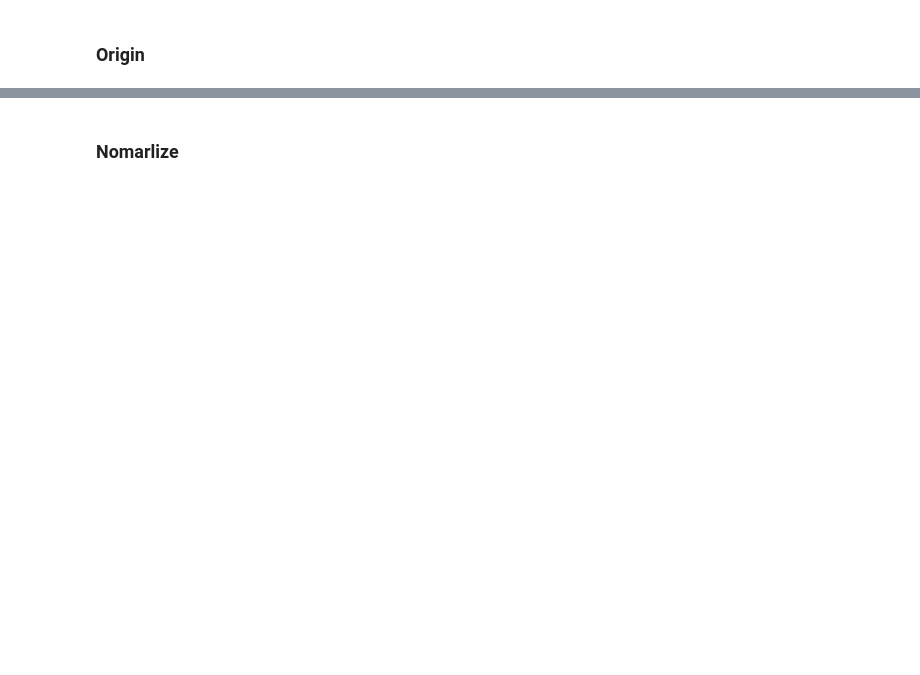
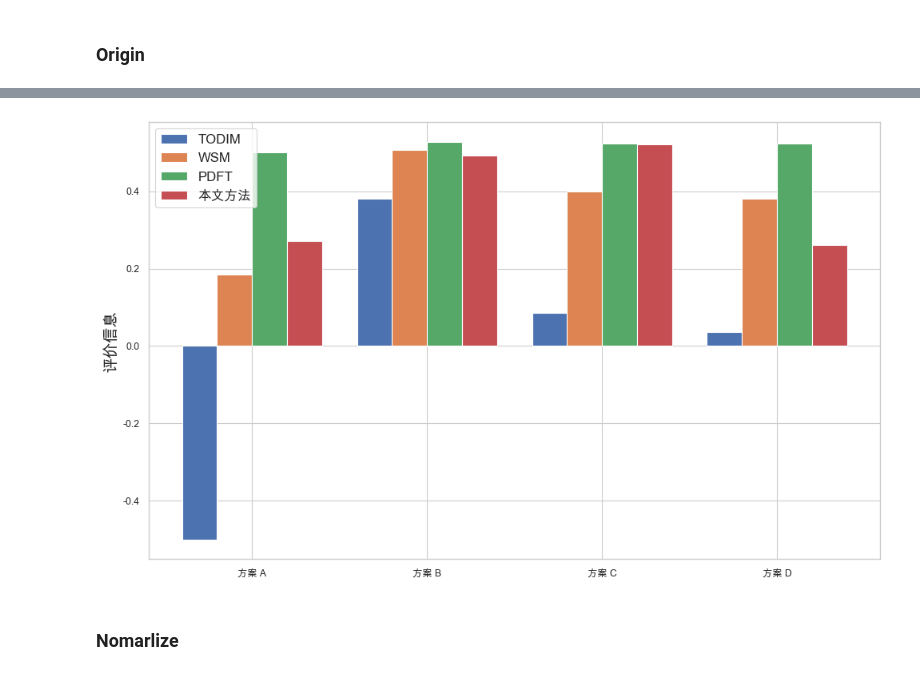
Before and after one commit to JohnHa0/Context_MADM, a Jupyter notebook: initias.ipynb, the cells around one changed output, grey strips where cells are left out. Cells and saved outputs as stored; diff of their text form; code cells hidden in the pictures; blank space fills up the shorter version.

```diff
--- a/initias.ipynb
+++ b/initias.ipynb
@@ -1823,3 +1798,58 @@ plt.show()
+# %%
+import matplotlib.pyplot as plt
+import numpy as np
+import seaborn as sns
+
+# 设置绘图风格
+sns.set(style="whitegrid")
+
+# 定义各决策方法得分
+
+# TODIM: [-0.5,         0.38023236,  0.08465744 , 0.0351102 ]
+# TOPSIS: [0.20338239, 0.72293277, 0.47691771, 0.67960873]
+# WSM Scores: [0.18524999999999997, 0.5072500000000001, 0.39875000000000005, 0.381]
+# WPM Scores: [1.091284225820955, 1.4917455318823691, 1.3313094193176571, 1.3691699574761187]
+# PDFT: [0.50121352 0.5275285  0.52333014 0.52367119]
+# Our: [0.27140424563604193, 0.49293718652204666, 0.5211195445455861, 0.26071541383503116]
+
+normalized_dominance  = [-0.5,0.38023236,  0.08465744 , 0.0351102 ]
+wsm_scores=[0.185, 0.507, 0.399, 0.381]
+PDFT = [0.501, 0.528,  0.523, 0.524]
+prospect_value_ours = [0.271, 0.493, 0.521, 0.261]
+
+# 准备数据
+methods = ['TODIM', 'WSM', 'PDFT', '本文方法']
+scores = np.array([normalized_dominance, wsm_scores, PDFT, prospect_value_ours])
+scores = scores.T  # 转置以匹配方案
+
+# 方案名称
+plans = ['方案 A', '方案 B', '方案 C', '方案 D']
+
+sns.set_theme(context="paper",style="whitegrid",font="Arial Unicode MS")
+# 创建柱状图
+fig, ax = plt.subplots(figsize=(10, 6))
+bar_width = 0.2
+index = np.arange(len(plans))
+
+for i in range(len(methods)):
+    ax.bar(index + i * bar_width, scores[:, i], width=bar_width, label=methods[i])
+
+# 添加标签和标题
+# ax.set_xlabel('方案', fontsize=12)
+ax.set_ylabel('评价信息', fontsize=14)
+# ax.set_title('Comparison of Decision-Making Methods', fontsize=14)
+ax.set_xticks(index + 1.5 * bar_width)
+ax.set_xticklabels(plans)
+
+ax.legend(loc="upper left", fontsize=12)
+
+# 显示图形
+plt.tight_layout()
+
+plt.savefig( "Comparison_of_Decision-Making_Methods.png",dpi=300)
+plt.show()
+# %% [output]
+[figure, added]
 # %% [markdown]
 ### Nomarlize
 # %%
```
Also changed, not shown: parts of 14 cells of this notebook.
